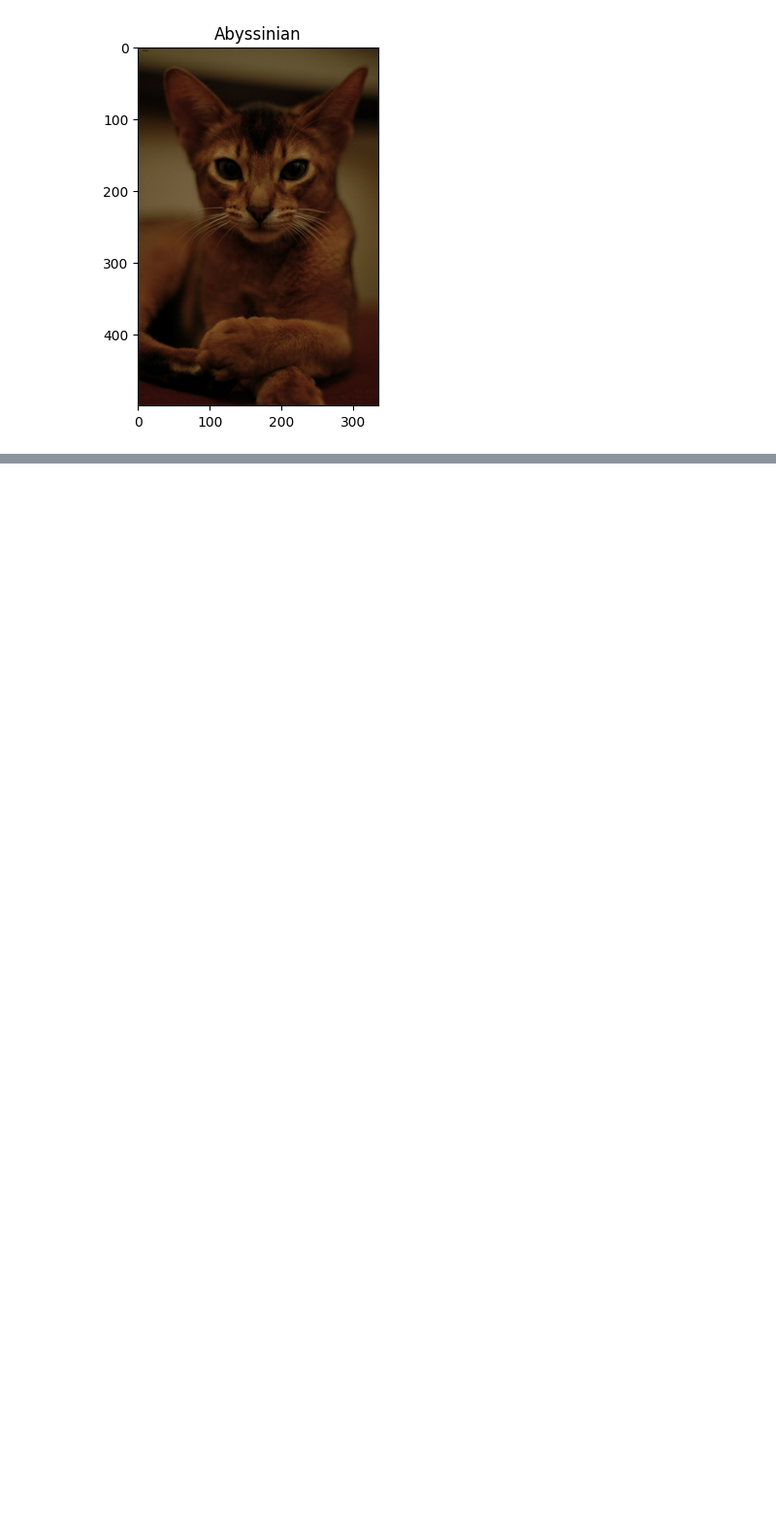
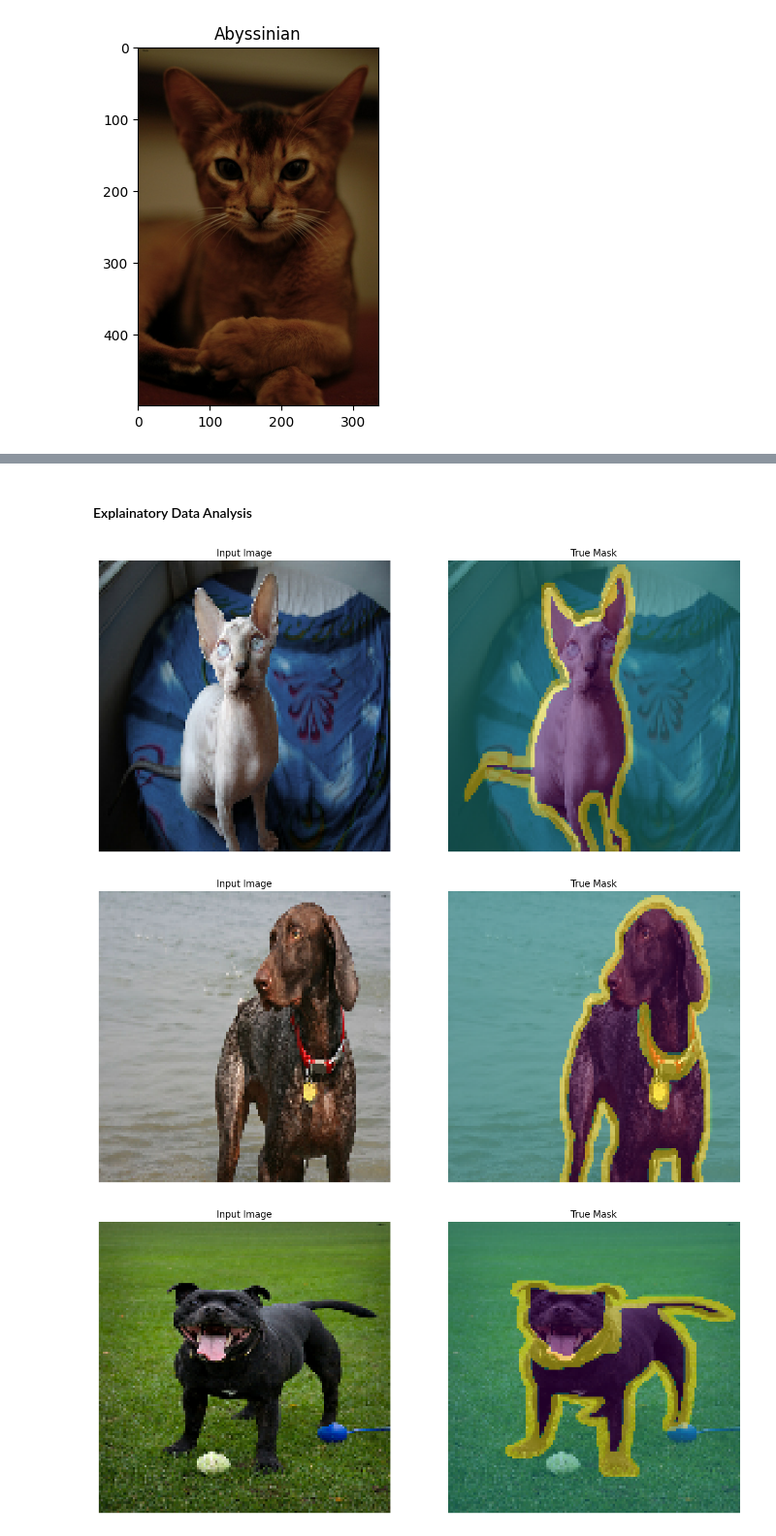
Before and after one commit to kelvinprabhu/DeepLearning_Exercise, a Jupyter notebook: CNN/semantic_segmenation/CIA_2448501.ipynb, the cells around one changed output, grey strips where cells are left out. Shown at 97% size. Drawn from its saved outputs; the diff is of its cells as text; code cells hidden in the pictures; blank space fills up the shorter version.

```diff
--- a/CNN/semantic_segmenation/CIA_2448501.ipynb
+++ b/CNN/semantic_segmenation/CIA_2448501.ipynb
@@ -70,13 +73,3 @@ for i in range(5):
 [figure]
 [figure]
 [figure]
-# %%
-def normalize(input_image, input_mask):
-  input_image = tf.cast(input_image, tf.float32) / 255.0
-  input_mask -= 1
-  return input_image, input_mask
-input_image , input_mask = normalize(img, img)
-plt.imshow(input_image)
-plt.show()
-plt.imshow(input_mask)
-plt.show()
@@ -86,14 +130,13 @@ plt.show()
+# %%
+train_dataset = ds['train'].map(load_train_image, num_parallel_calls=tf.data.experimental.AUTOTUNE)
+test_dataset = ds['test'].map(load_test_image,num_parallel_calls=tf.data.experimental.AUTOTUNE)
 # %%
-train_batches = (
-    train_images
-    .cache()
-    .shuffle(BUFFER_SIZE)
-    .batch(BATCH_SIZE)
-    .repeat()
-#    .map(Augment())
-    .prefetch(buffer_size=tf.data.AUTOTUNE))
-
-test_batches = test_images.batch(BATCH_SIZE)
+BATCH_SIZE = 64
+BUFFER_SIZE = 1000
+train_dataset = train_dataset.cache().shuffle(BUFFER_SIZE).batch(BATCH_SIZE).repeat().prefetch(buffer_size=tf.data.experimental.AUTOTUNE)
+test_dataset = test_dataset.batch(BATCH_SIZE)
+# %% [markdown]
+#### Explainatory Data Analysis
 # %%
 def display(display_list):
   plt.figure(figsize=(15, 15))
@@ -107,7 +150,3 @@ def display(display_list):
     plt.imshow(tf.keras.utils.array_to_img(display_list[i]),alpha=0.5)
     plt.axis('off')
   plt.show()
-
-for images, masks in train_batches.take(2):
-  sample_image, sample_mask = images[0], masks[0]
-  display([sample_image, sample_mask])
@@ -166,0 +153,8 @@ up_stack = [
+# %%
+for images, masks in train_dataset.take(5):
+  sample_image, sample_mask = images[0], masks[0]
+  display([sample_image, sample_mask])
+# %% [output]
+[figure, added]
+[figure, added]
+[figure, added]
```
Also changed, not shown: parts of 19 cells of this notebook.
